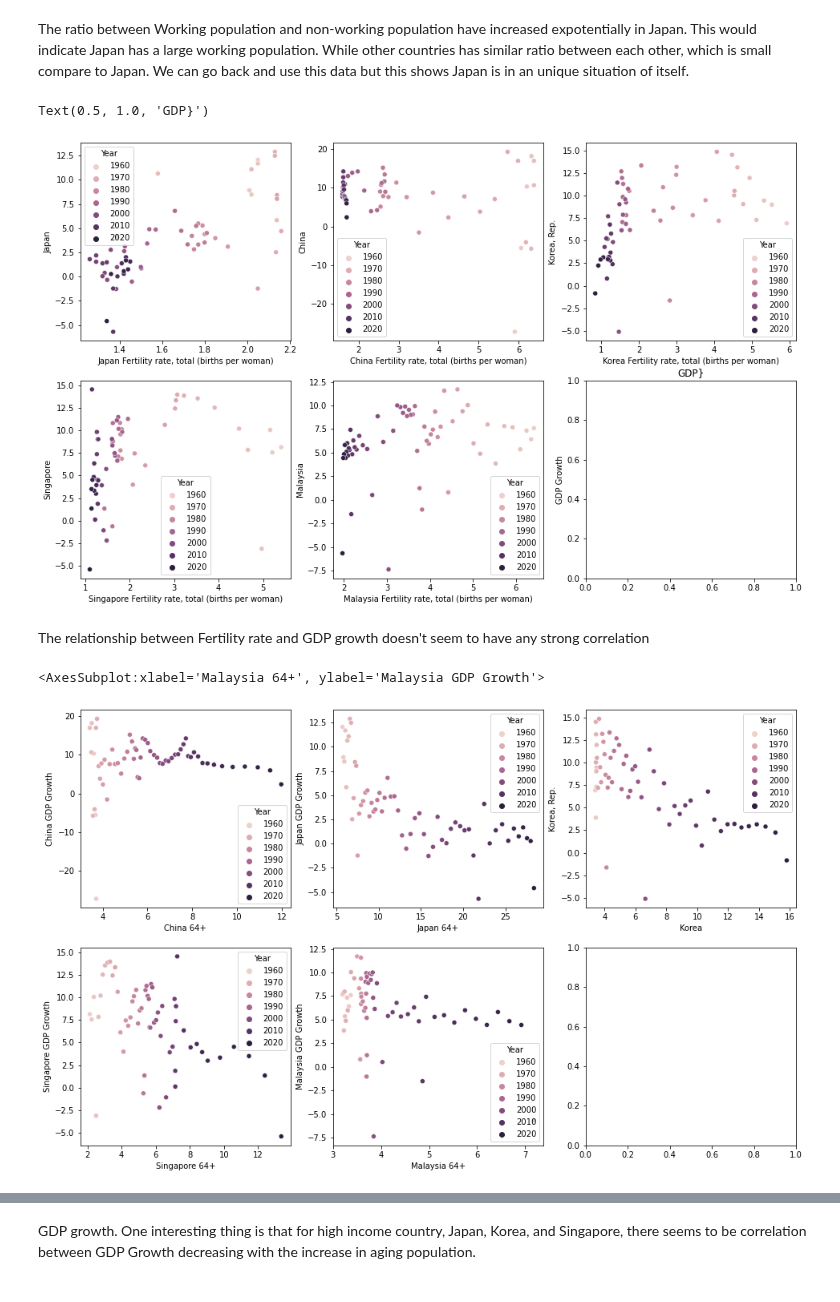
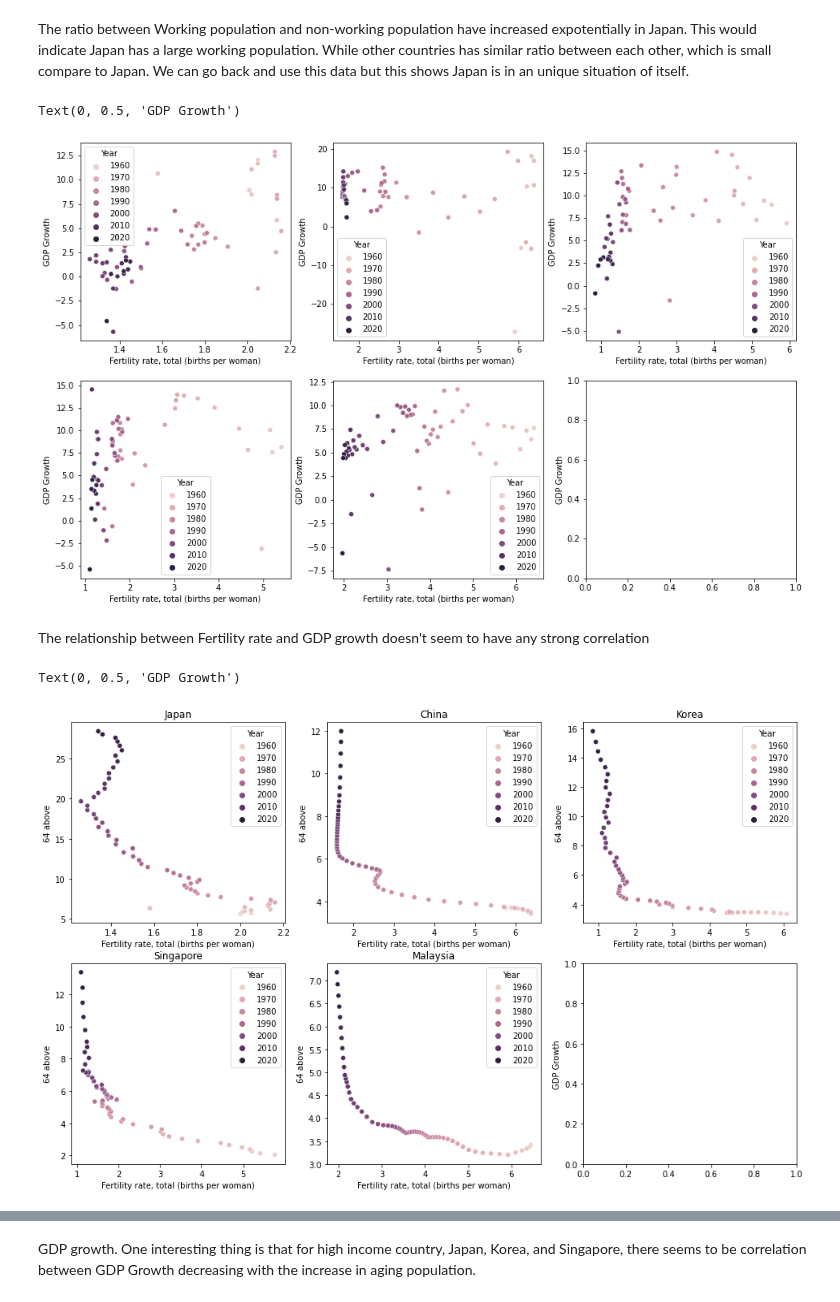
Before and after one commit to SangHyuNBack/2nd-Capstone-Project, a Jupyter notebook: EDA.ipynb, the cells around one changed output, grey strips where cells are left out. Drawn from its saved outputs; the diff is of its cells as text; code cells hidden in the pictures.

```diff
--- a/EDA.ipynb
+++ b/EDA.ipynb
@@ -4,16 +4,13 @@ import requests
 import matplotlib.pyplot as plt
 import seaborn as sns
 # %%
-Fertility_rate = pd.read_csv('Cleaned Data/Fertility_rate.CSV')
-Chinese_gdp_data = pd.read_csv('Cleaned Data/CN_GDP_Overall_data.csv')
-Japanese_gdp_data = pd.read_csv('Cleaned Data/JP_GDP_Overall_data.csv')
-JP_demo = pd.read_csv('Cleaned Data/JP_demo.csv')
-CN_demo = pd.read_csv('Cleaned Data/CN_demo.csv')
-GDP = pd.read_csv('Cleaned Data/gdp_df.csv')
-GDP_Growth= pd.read_csv('Cleaned Data/gdp_df_growth.csv')
-GDP_Per_Capita = pd.read_csv('Cleaned Data/gpd_per_capita_df.csv')
-GDP_Per_Capita_Growth = pd.read_csv('Cleaned Data/gdp_per_capita_growth_df.csv')
-Age_14under= pd.read_csv('Cleaned Data/Age_14under.csv')
-Working_population_percentage = pd.read_csv('Cleaned Data/Working_population_percentage.csv')
-Age_15to64 = pd.read_csv('Cleaned Data/Age_15to64.csv')
-Age_64above = pd.read_csv('Cleaned Data/Age_64above.csv')
+Japan = pd.read_csv('Cleaned Data/Japan.csv')
+China = pd.read_csv('Cleaned Data/China.csv')
+Korea = pd.read_csv('Cleaned Data/Korea.csv')
+Singapore = pd.read_csv('Cleaned Data/Singapore.CSV')
+Malaysia = pd.read_csv('Cleaned Data/Malaysia.CSV')
+Japan.set_index('Year', inplace = True)
+China.set_index('Year', inplace = True)
+Korea.set_index('Year', inplace = True)
+Singapore.set_index('Year', inplace = True)
+Malaysia.set_index('Year', inplace = True)
@@ -83,28 +67,27 @@ This would indicate Japan has a large working population. While other countries
 We can go back and use this data but this shows Japan is in an unique situation of itself.
 # %%
 #Looking at relationship between Fertility rate and GDP Growth
-df = pd.merge(Fertility_rate, GDP_Growth, how ='left', on = 'Year')
 fig, ax = plt.subplots(2,3, figsize = (16, 10))
-sns.scatterplot(ax = ax[0,0],y= 'Japan',  x= 'Japan Fertility rate, total (births per woman)', data = df, hue ='Year')
-sns.scatterplot(ax = ax[0,1],y = 'China',  x= 'China Fertility rate, total (births per woman)', data = df, hue ='Year')
-sns.scatterplot(ax = ax[0,2],y = 'Korea, Rep.',  x= 'Korea Fertility rate, total (births per woman)', data = df, hue ='Year')
-sns.scatterplot(ax = ax[1,0],y = 'Singapore',  x= 'Singapore Fertility rate, total (births per woman)', data = df, hue ='Year')
-sns.scatterplot(ax = ax[1,1],y = 'Malaysia',  x= 'Malaysia Fertility rate, total (births per woman)', data = df, hue ='Year')
+sns.scatterplot(ax = ax[0,0],y= 'GDP Growth',  x= 'Fertility rate, total (births per woman)', data = Japan, hue ='Year')
+sns.scatterplot(ax = ax[0,1],y = 'GDP Growth',  x= 'Fertility rate, total (births per woman)', data = China, hue ='Year')
+sns.scatterplot(ax = ax[0,2],y = 'GDP Growth',  x= 'Fertility rate, total (births per woman)', data = Korea, hue ='Year')
+sns.scatterplot(ax = ax[1,0],y = 'GDP Growth',  x= 'Fertility rate, total (births per woman)', data = Singapore, hue ='Year')
+sns.scatterplot(ax = ax[1,1],y = 'GDP Growth',  x= 'Fertility rate, total (births per woman)', data = Malaysia, hue ='Year')
 plt.ylabel('GDP Growth')
 # %% [output]
-Text(0.5, 1.0, 'GDP}')
+Text(0, 0.5, 'GDP Growth')
-[figure, old version]
+[figure, new version]
 # %% [markdown]
 The relationship between Fertility rate and GDP growth doesn't seem to have any strong correlation
 # %%
 #Looking at the relationship between 64+ population and GDP Growth
-df = pd.merge(Age_64above, GDP_Growth, how ='left', on = 'Year', suffixes = [' 64+', ' GDP Growth'])
-fig, axes = plt.subplots(2,3, figsize = (16, 10))
-sns.scatterplot(ax = axes[0,0], x= 'China 64+', y ='China GDP Growth', data = df, hue = 'Year')
-sns.scatterplot(ax = axes[0,1], x= 'Japan 64+', y ='Japan GDP Growth', data = df,  hue = 'Year')
-sns.scatterplot(ax = axes[0,2], x= 'Korea', y ='Korea, Rep.', data = df,  hue = 'Year')
-sns.scatterplot(ax = axes[1,0], x= 'Singapore 64+', y ='Singapore GDP Growth', data = df, hue = 'Year')
-sns.scatterplot(ax =axes[1,1], x = 'Malaysia 64+', y ='Malaysia GDP Growth', data = df, hue = 'Year')
+fig, ax = plt.subplots(2,3, figsize = (16, 10))
+sns.scatterplot(ax = ax[0,0],y= '64 above',  x= 'Fertility rate, total (births per woman)', data = Japan, hue ='Year').set(title='Japan')
+sns.scatterplot(ax = ax[0,1],y = '64 above',  x= 'Fertility rate, total (births per woman)', data = China, hue ='Year').set(title='China')
+sns.scatterplot(ax = ax[0,2],y = '64 above',  x= 'Fertility rate, total (births per woman)', data = Korea, hue ='Year').set(title='Korea')
+sns.scatterplot(ax = ax[1,0],y = '64 above',  x= 'Fertility rate, total (births per woman)', data = Singapore, hue ='Year').set(title='Singapore')
+sns.scatterplot(ax = ax[1,1],y = '64 above',  x= 'Fertility rate, total (births per woman)', data = Malaysia, hue ='Year').set(title='Malaysia')
+plt.ylabel('GDP Growth')
 # %% [output]
-<AxesSubplot:xlabel='Malaysia 64+', ylabel='Malaysia GDP Growth'>
+Text(0, 0.5, 'GDP Growth')
-[figure, old version]
+[figure, new version]
```
Also changed, not shown: parts of 16 cells of this notebook, 2 other files.
